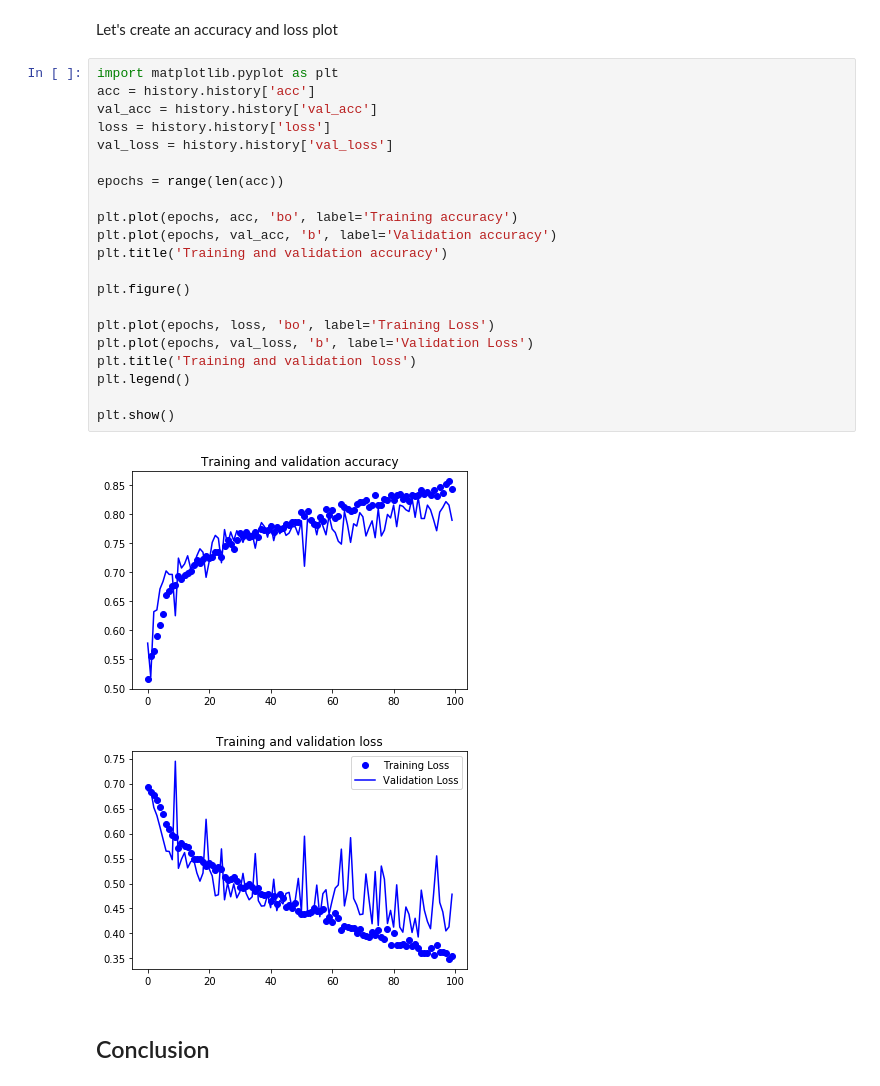
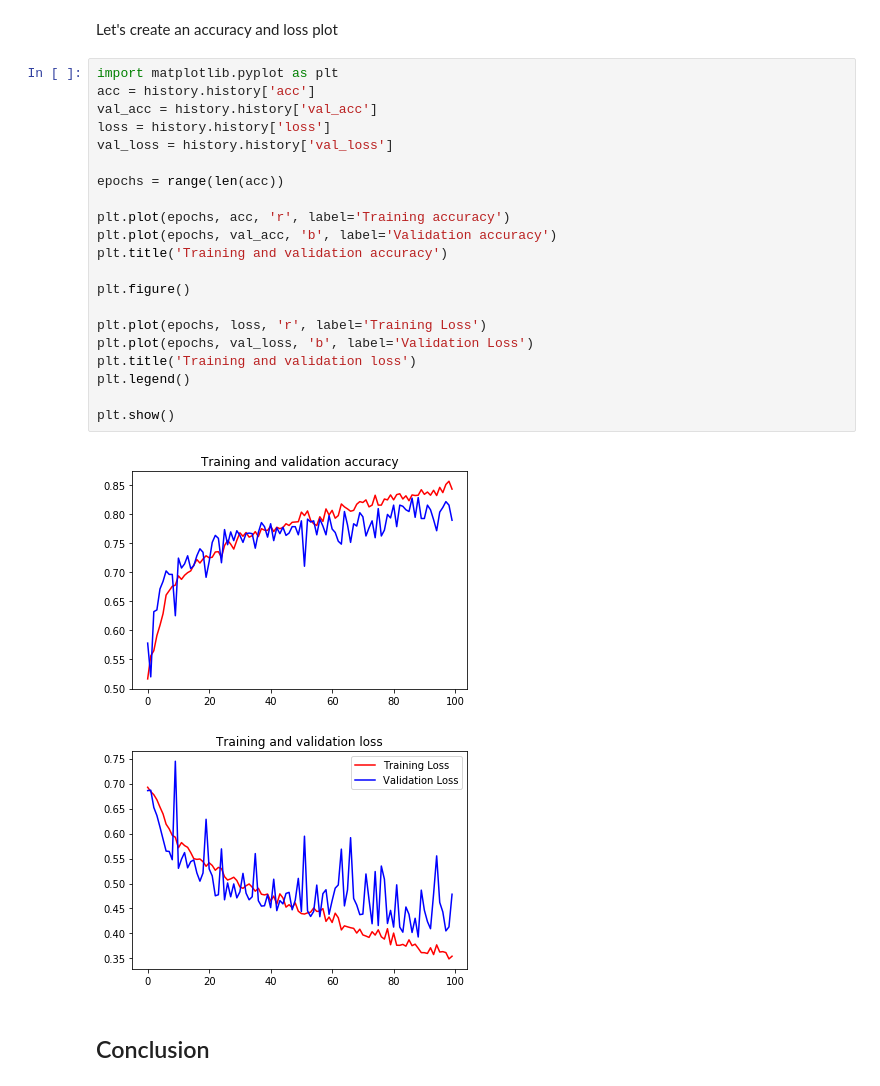
Before and after one commit to Rishit-dagli/10-Days-of-ML, a Jupyter notebook: Day 5/solution.ipynb, the cells around one changed output. Saved outputs shown, nothing was run; the diff lists cells and outputs as text.

```diff
--- a/Day 5/solution.ipynb
+++ b/Day 5/solution.ipynb
@@ -206,27 +206,27 @@ Let's create an accuracy and loss plot
 # %%
 import matplotlib.pyplot as plt
 acc = history.history['acc']
 val_acc = history.history['val_acc']
 loss = history.history['loss']
 val_loss = history.history['val_loss']
 
 epochs = range(len(acc))
 
-plt.plot(epochs, acc, 'bo', label='Training accuracy')
+plt.plot(epochs, acc, 'r', label='Training accuracy')
 plt.plot(epochs, val_acc, 'b', label='Validation accuracy')
 plt.title('Training and validation accuracy')
 
 plt.figure()
 
-plt.plot(epochs, loss, 'bo', label='Training Loss')
+plt.plot(epochs, loss, 'r', label='Training Loss')
 plt.plot(epochs, val_loss, 'b', label='Validation Loss')
 plt.title('Training and validation loss')
 plt.legend()
 
 plt.show()
 # %% [output]
-[figure, old version]
+[figure, new version]
-[figure, old version]
+[figure, new version]
 # %% [markdown]
 ## Conclusion
 # %% [markdown]
```
